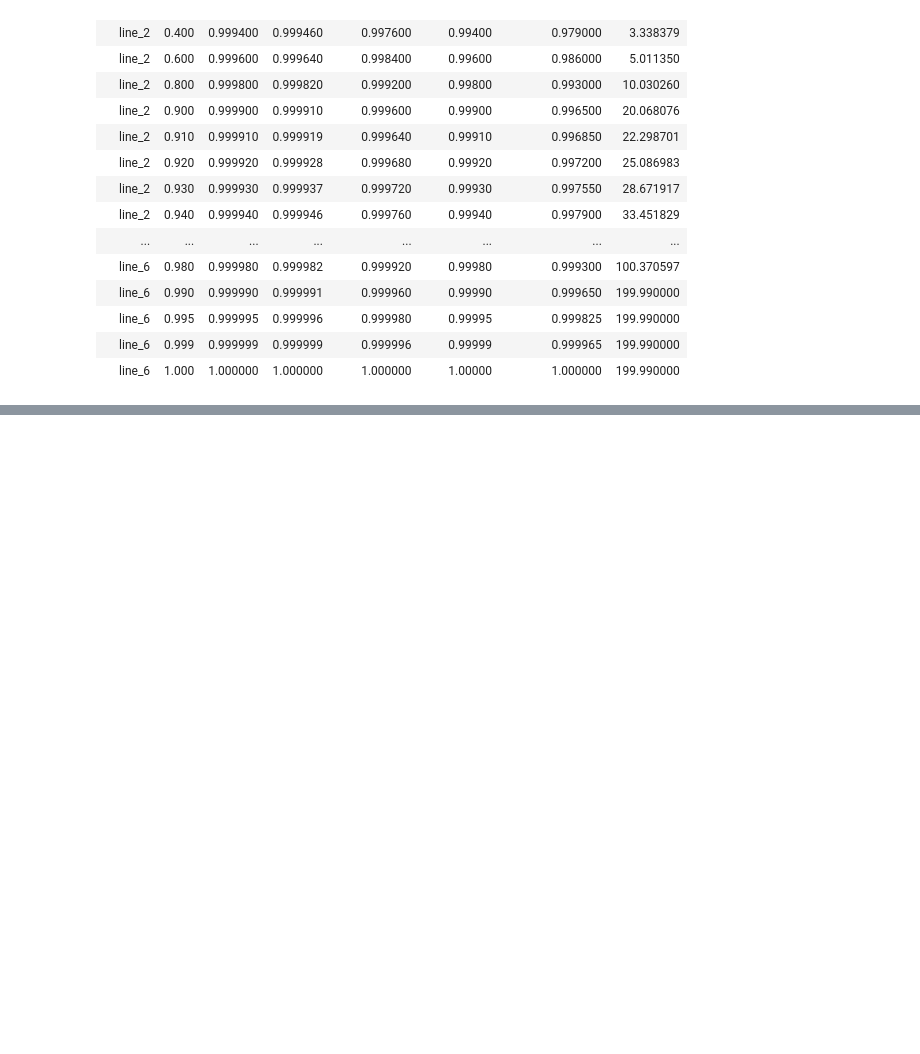
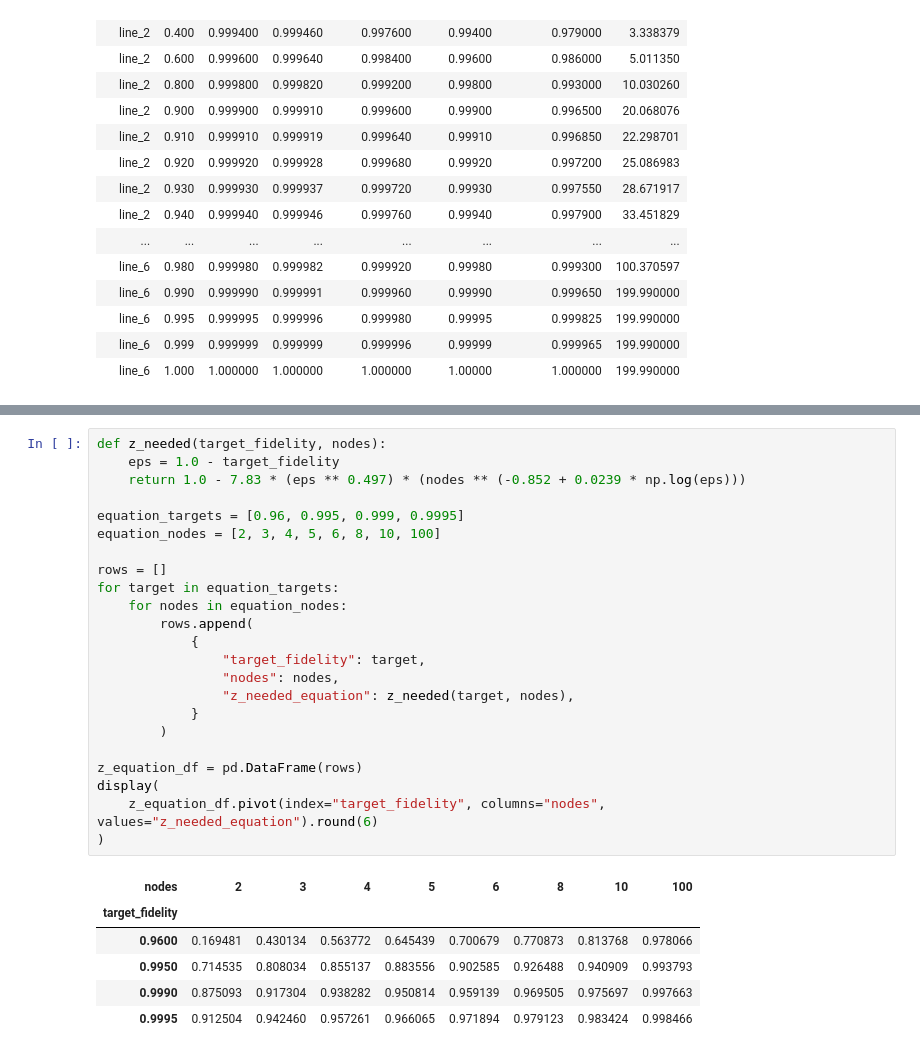
Before and after one commit to SagarPatange/QEC, a Jupyter notebook: z plot.ipynb, the cells around one changed output, grey strips where cells are left out. Drawn from its saved outputs; the diff is of its cells as text; blank space fills up the shorter version.

```diff
--- a/z plot.ipynb
+++ b/z plot.ipynb
@@ -342,0 +571,30 @@ display(
+# %%
+def z_needed(target_fidelity, nodes):
+    eps = 1.0 - target_fidelity
+    return 1.0 - 7.83 * (eps ** 0.497) * (nodes ** (-0.852 + 0.0239 * np.log(eps)))
+
+equation_targets = [0.96, 0.995, 0.999, 0.9995]
+equation_nodes = [2, 3, 4, 5, 6, 8, 10, 100]
+
+rows = []
+for target in equation_targets:
+    for nodes in equation_nodes:
+        rows.append(
+            {
+                "target_fidelity": target,
+                "nodes": nodes,
+                "z_needed_equation": z_needed(target, nodes),
+            }
+        )
+
+z_equation_df = pd.DataFrame(rows)
+display(
+    z_equation_df.pivot(index="target_fidelity", columns="nodes", values="z_needed_equation").round(6)
+)
+# %% [output]
+| nodes | 2 | 3 | 4 | 5 | 6 | 8 | 10 | 100 |
+| target_fidelity |  |  |  |  |  |  |  |  |
+| 0.9600 | 0.169481 | 0.430134 | 0.563772 | 0.645439 | 0.700679 | 0.770873 | 0.813768 | 0.978066 |
+| 0.9950 | 0.714535 | 0.808034 | 0.855137 | 0.883556 | 0.902585 | 0.926488 | 0.940909 | 0.993793 |
+| 0.9990 | 0.875093 | 0.917304 | 0.938282 | 0.950814 | 0.959139 | 0.969505 | 0.975697 | 0.997663 |
+| 0.9995 | 0.912504 | 0.942460 | 0.957261 | 0.966065 | 0.971894 | 0.979123 | 0.983424 | 0.998466 |
```
Also changed, not shown: parts of 6 cells of this notebook, 42 other files.
